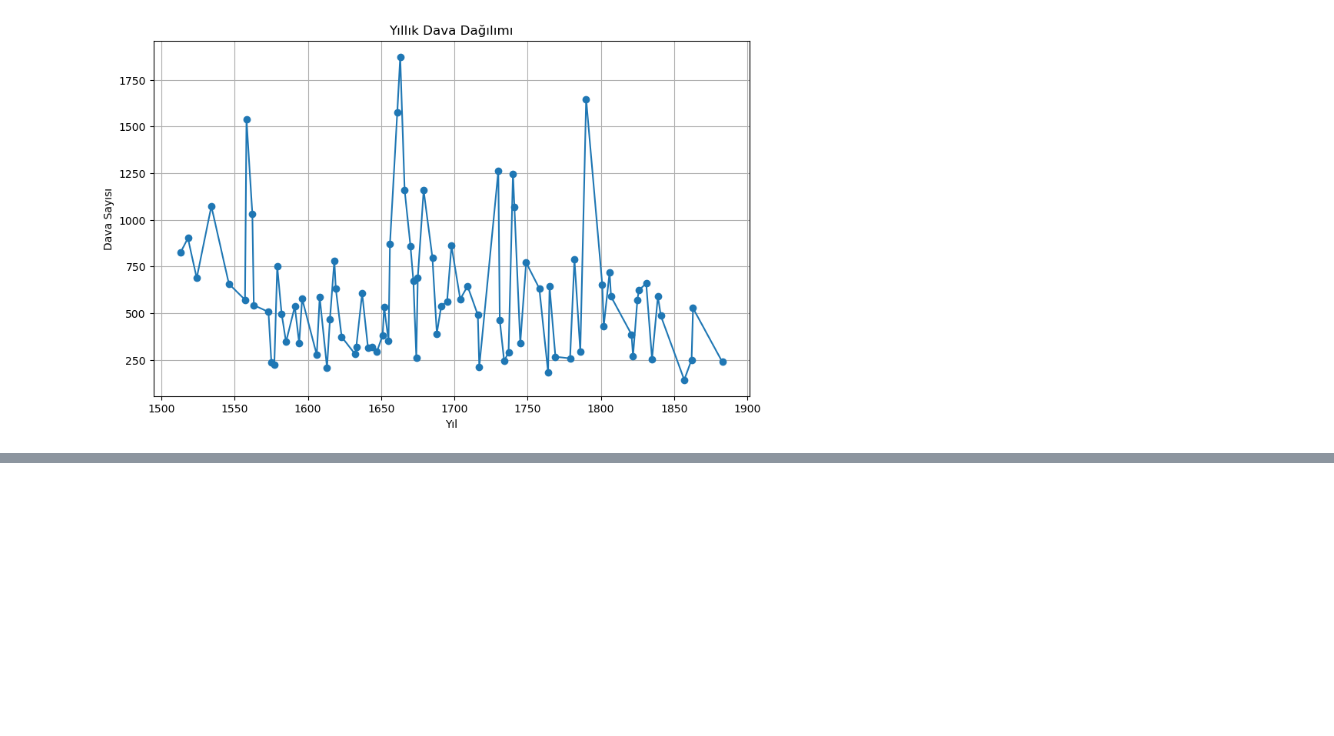
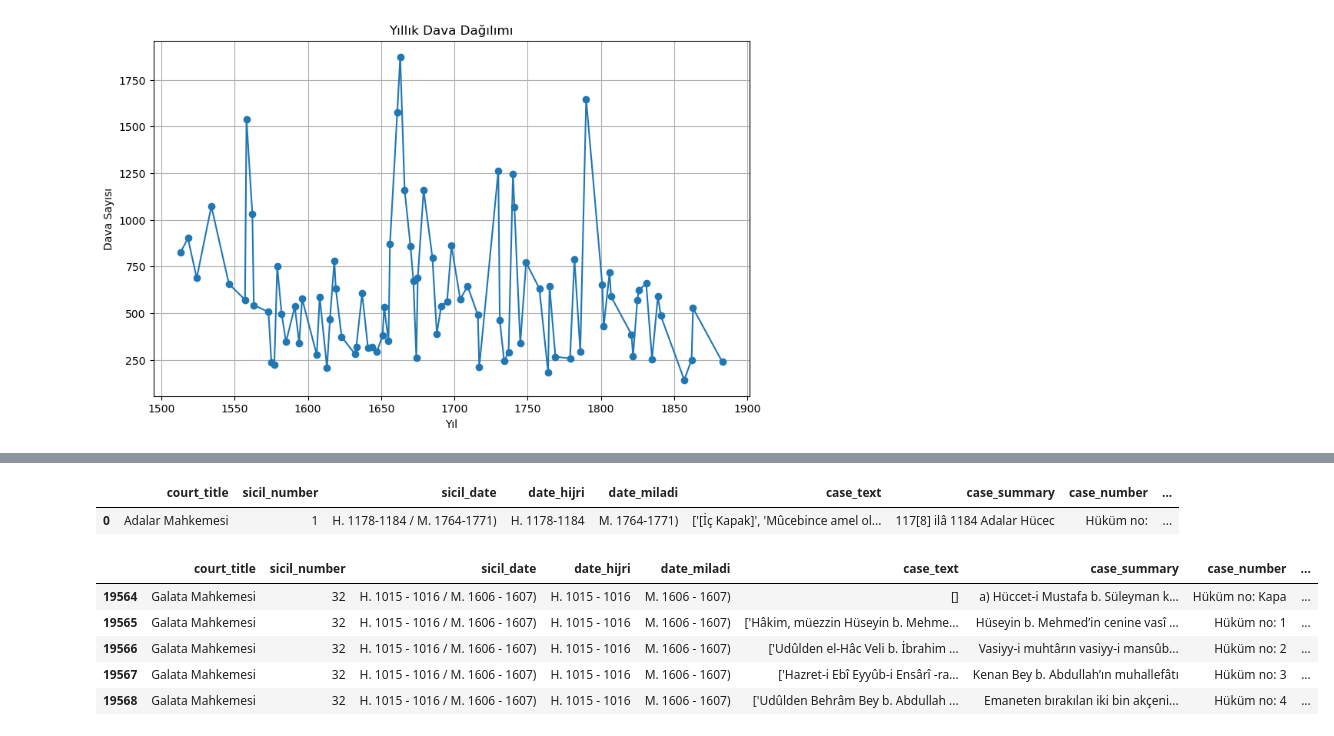
Before and after one commit to yuksekyusuf/Sufism-and-Urban-Religiosity, a Jupyter notebook: Untitled.ipynb, the cells around one changed output, grey strips where cells are left out. Cells and saved outputs as stored; diff of their text form; code cells hidden in the pictures; blank space fills up the shorter version.

```diff
--- a/Untitled.ipynb
+++ b/Untitled.ipynb
@@ -108,0 +160,17 @@ plt.show()
+# %%
+filtered_register
+# %% [output]
+|  | court_title | sicil_number | sicil_date | date_hijri | date_miladi | case_text | case_summary | case_number | ... |
+| 0 | Adalar Mahkemesi | 1 | H. 1178-1184 / M. 1764-1771) | H. 1178-1184 | M. 1764-1771) | ['[İç Kapak]', 'Mûcebince amel ol... | 117[8] ilâ 1184 Adalar Hücec | Hüküm no: | ... |
+# %%
+selected_sicil = "Galata Mahkemesi_32"
+filtered_df = df[df['sicil_id'] == selected_sicil].copy()
+# %%
+filtered_df.head()
+# %% [output]
+|  | court_title | sicil_number | sicil_date | date_hijri | date_miladi | case_text | case_summary | case_number | ... |
+| 19564 | Galata Mahkemesi | 32 | H. 1015 - 1016 / M. 1606 - 1607) | H. 1015 - 1016 | M. 1606 - 1607) | [] | a) Hüccet-i Mustafa b. Süleyman k... | Hüküm no: Kapa | ... |
+| 19565 | Galata Mahkemesi | 32 | H. 1015 - 1016 / M. 1606 - 1607) | H. 1015 - 1016 | M. 1606 - 1607) | ['Hâkim, müezzin Hüseyin b. Mehme... | Hüseyin b. Mehmed’in cenine vasî ... | Hüküm no: 1 | ... |
+| 19566 | Galata Mahkemesi | 32 | H. 1015 - 1016 / M. 1606 - 1607) | H. 1015 - 1016 | M. 1606 - 1607) | ['Udûlden el-Hâc Veli b. İbrahim ... | Vasiyy-i muhtârın vasiyy-i mansûb... | Hüküm no: 2 | ... |
+| 19567 | Galata Mahkemesi | 32 | H. 1015 - 1016 / M. 1606 - 1607) | H. 1015 - 1016 | M. 1606 - 1607) | ['Hazret-i Ebî Eyyûb-i Ensârî -ra... | Kenan Bey b. Abdullah’ın muhallefâtı | Hüküm no: 3 | ... |
+| 19568 | Galata Mahkemesi | 32 | H. 1015 - 1016 / M. 1606 - 1607) | H. 1015 - 1016 | M. 1606 - 1607) | ['Udûlden Behrâm Bey b. Abdullah ... | Emaneten bırakılan iki bin akçeni... | Hüküm no: 4 | ... |
```
Also changed, not shown: parts of 6 cells of this notebook, 15 other files.
